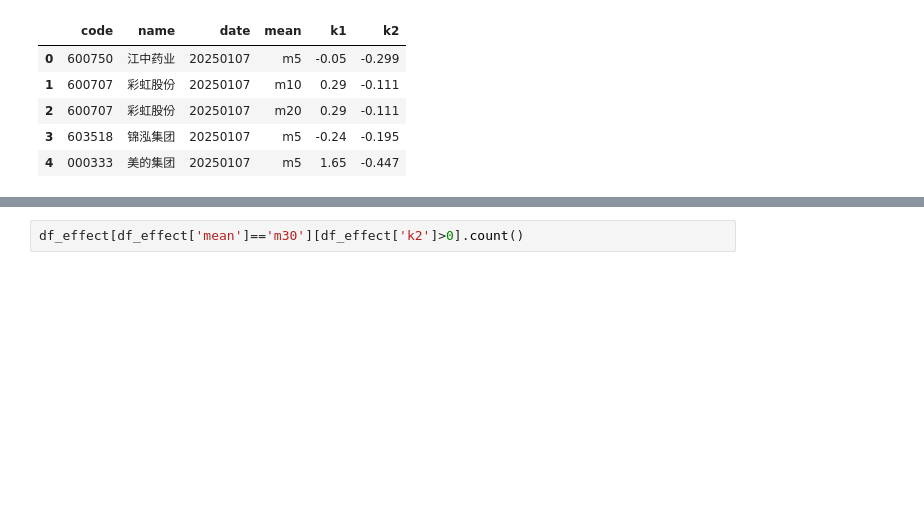
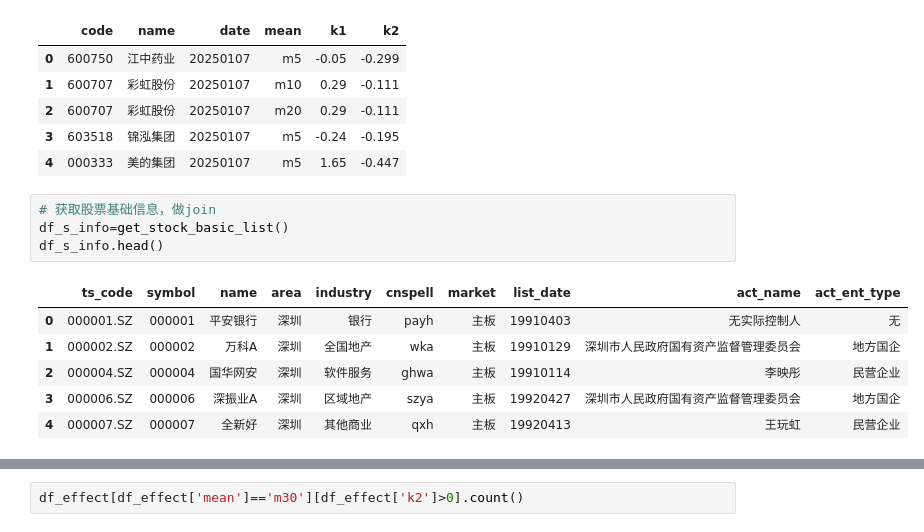
Before and after one commit to CodingOneWorld/stockAnalysis, a Jupyter notebook: main/上升通道回调涨跌分析.ipynb, the cells around one changed output, grey strips where cells are left out. Drawn from its saved outputs; the diff is of its cells as text; blank space fills up the shorter version.

```diff
--- a/main/demo_main.ipynb
+++ b/main/上升通道回调涨跌分析.ipynb
@@ -54,3 +63,14 @@ df_effect.head()
 | 2 | 600707 | 彩虹股份 | 20250107 | m20 | 0.29 | -0.111 |
 | 3 | 603518 | 锦泓集团 | 20250107 | m5 | -0.24 | -0.195 |
 | 4 | 000333 | 美的集团 | 20250107 | m5 | 1.65 | -0.447 |
+# %%
+# 获取股票基础信息，做join
+df_s_info=get_stock_basic_list()
+df_s_info.head()
+# %% [output]
+|  | ts_code | symbol | name | area | industry | cnspell | market | list_date | act_name | act_ent_type |
+| 0 | 000001.SZ | 000001 | 平安银行 | 深圳 | 银行 | payh | 主板 | 19910403 | 无实际控制人 | 无 |
+| 1 | 000002.SZ | 000002 | 万科A | 深圳 | 全国地产 | wka | 主板 | 19910129 | 深圳市人民政府国有资产监督管理委员会 | 地方国企 |
+| 2 | 000004.SZ | 000004 | 国华网安 | 深圳 | 软件服务 | ghwa | 主板 | 19910114 | 李映彤 | 民营企业 |
+| 3 | 000006.SZ | 000006 | 深振业A | 深圳 | 区域地产 | szya | 主板 | 19920427 | 深圳市人民政府国有资产监督管理委员会 | 地方国企 |
+| 4 | 000007.SZ | 000007 | 全新好 | 深圳 | 其他商业 | qxh | 主板 | 19920413 | 王玩虹 | 民营企业 |
```
Also changed, not shown: parts of 9 cells of this notebook, 6 other files.
